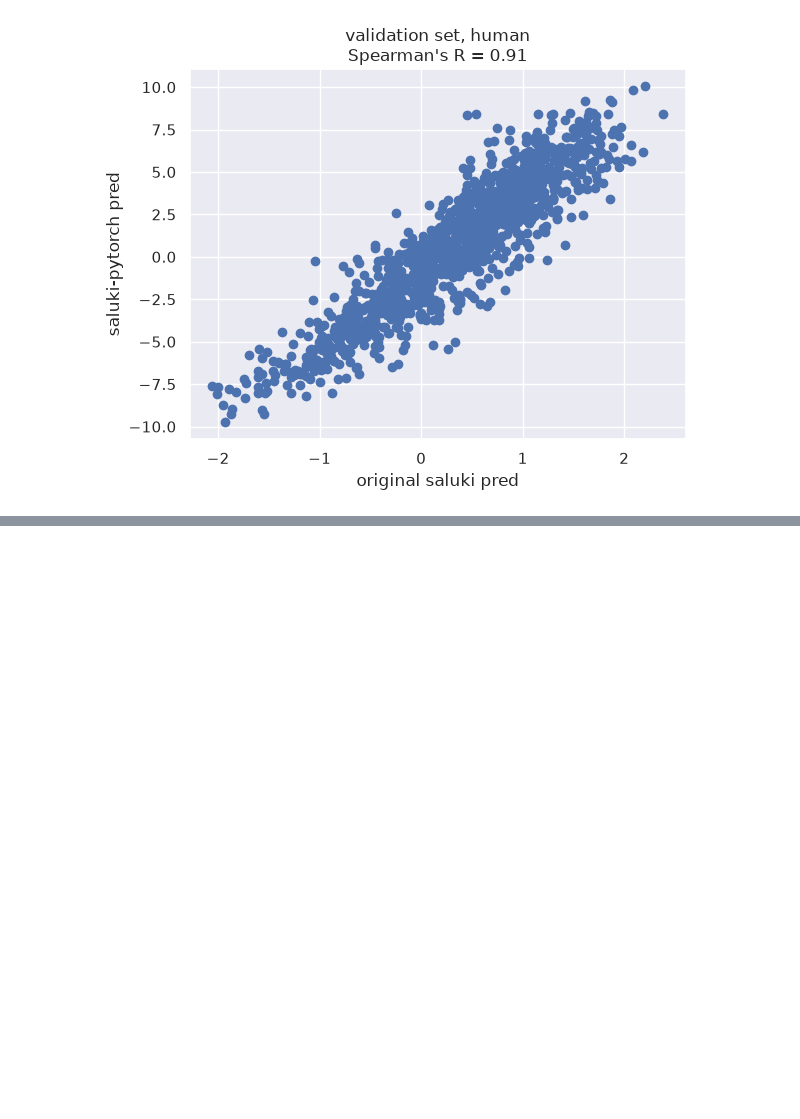
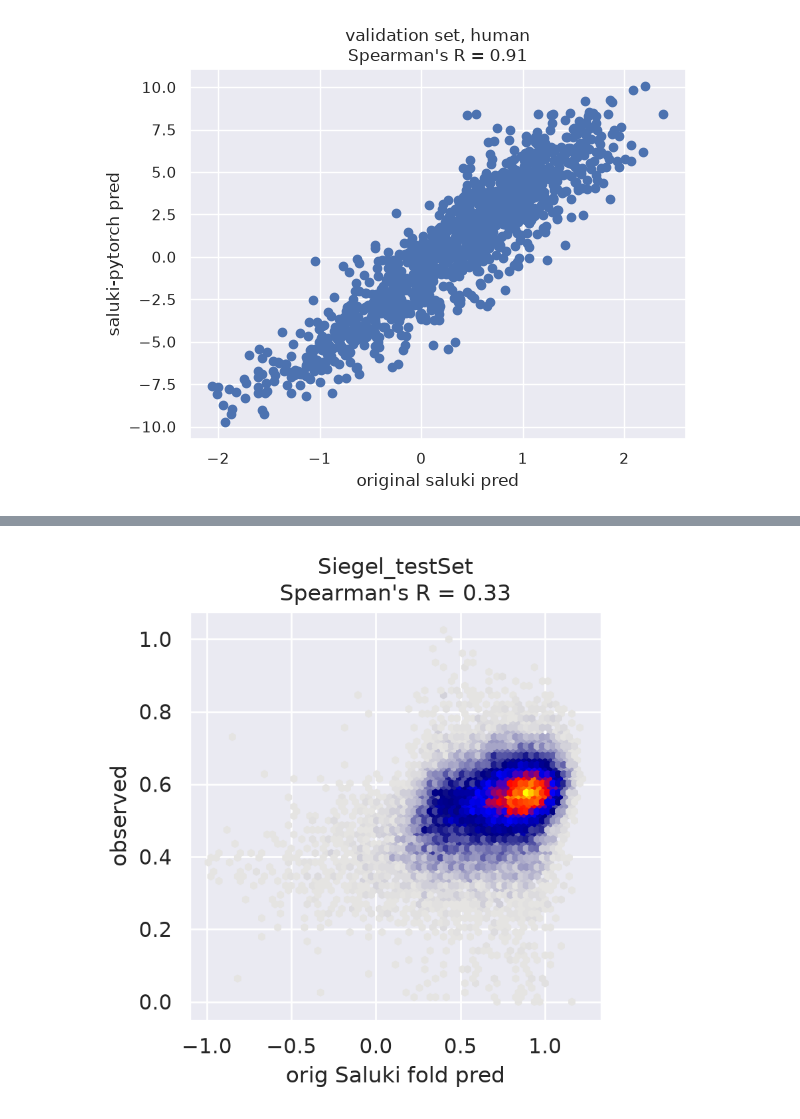
Before and after one commit to coding-novice/project-half-life, a Jupyter notebook: saluki_pytorch_eval.ipynb, the cells around one changed output, grey strips where cells are left out. Saved outputs shown, nothing was run; the diff lists cells and outputs as text; code cells hidden in the pictures; blank space fills up the shorter version.

```diff
--- a/saluki_pytorch_eval.ipynb
+++ b/saluki_pytorch_eval.ipynb
@@ -130,0 +255,8 @@ plt.show()
+# %%
+df_j_targ_publ = df_res_publ.set_index('seq').drop_duplicates().join(
+    df_mpras.set_index('seq').drop_duplicates(), how='inner'
+).reset_index()
+# %%
+df_j_targ_orig = df_perf_orig.set_index('seq').drop_duplicates().join(
+    df_mpras.set_index('seq').drop_duplicates(), how='inner'
+).reset_index()
@@ -130,0 +273,3 @@ plt.show()
+# %%
+df_j_targ_orig = df_j_targ_orig.drop(columns=2)
+df_j_targ_orig = df_j_targ_orig.dropna()
@@ -130,0 +336,19 @@ plt.show()
+# %%
+fig = plt.figure(figsize=(4, 4), dpi=200)
+
+x = df_j_targ_orig['pred']
+y = df_j_targ_orig['measured']
+
+hb = plt.hexbin(
+    x,
+    y,
+    gridsize=70,
+    mincnt=1,
+    cmap=cmap
+)
+plt.xlabel('orig Saluki fold pred')
+plt.ylabel('observed')
+plt.title(f"Siegel_testSet\nSpearman's R = {spearman(x, y):.2f}")
+plt.show()
+# %% [output]
+[figure, added]
```
Also changed, not shown: parts of 25 cells of this notebook, 4 other files.
